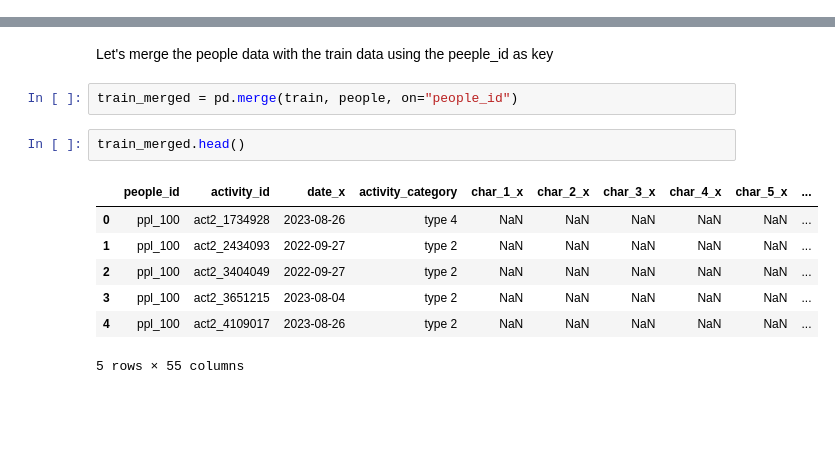
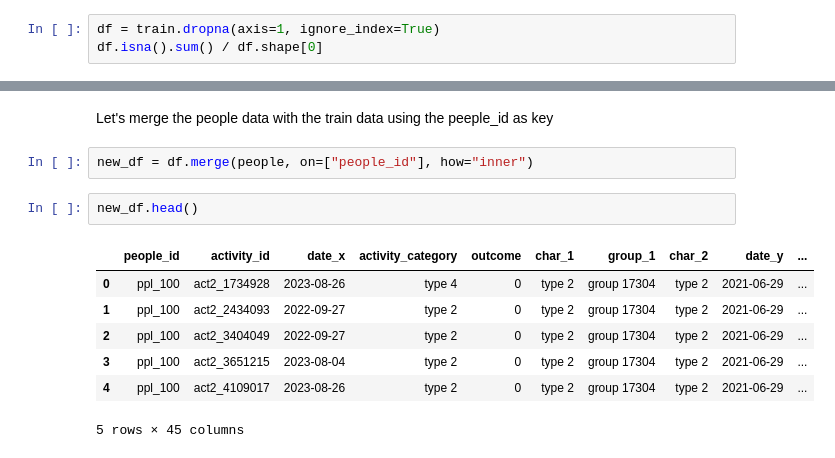
Before and after one commit to juliusmarkwei/Red-Hat-Business-Value, a Jupyter notebook: notebook/index.ipynb, the cells around one changed output, grey strips where cells are left out. Drawn from its saved outputs; the diff is of its cells as text; blank space fills up the shorter version.

Commit message:
mreged train with people df

```diff
--- a/notebook/index.ipynb
+++ b/notebook/index.ipynb
@@ -101,0 +102,3 @@ Let's explore the people dataframe and see what we've got there too.</p>
+# %%
+df = train.dropna(axis=1, ignore_index=True)
+df.isna().sum() / df.shape[0]
@@ -188,14 +200,14 @@ dtype: int64
 # %% [markdown]
 <p>Let's merge the people data with the train data using the peeple_id as key</p?
 # %%
-train_merged = pd.merge(train, people, on="people_id")
+new_df = df.merge(people, on=["people_id"], how="inner")
 # %%
-train_merged.head()
+new_df.head()
 # %% [output]
-|  | people_id | activity_id | date_x | activity_category | char_1_x | char_2_x | char_3_x | char_4_x | char_5_x | ... |
-| 0 | ppl_100 | act2_1734928 | 2023-08-26 | type 4 | NaN | NaN | NaN | NaN | NaN | ... |
-| 1 | ppl_100 | act2_2434093 | 2022-09-27 | type 2 | NaN | NaN | NaN | NaN | NaN | ... |
-| 2 | ppl_100 | act2_3404049 | 2022-09-27 | type 2 | NaN | NaN | NaN | NaN | NaN | ... |
-| 3 | ppl_100 | act2_3651215 | 2023-08-04 | type 2 | NaN | NaN | NaN | NaN | NaN | ... |
-| 4 | ppl_100 | act2_4109017 | 2023-08-26 | type 2 | NaN | NaN | NaN | NaN | NaN | ... |
+|  | people_id | activity_id | date_x | activity_category | outcome | char_1 | group_1 | char_2 | date_y | ... |
+| 0 | ppl_100 | act2_1734928 | 2023-08-26 | type 4 | 0 | type 2 | group 17304 | type 2 | 2021-06-29 | ... |
+| 1 | ppl_100 | act2_2434093 | 2022-09-27 | type 2 | 0 | type 2 | group 17304 | type 2 | 2021-06-29 | ... |
+| 2 | ppl_100 | act2_3404049 | 2022-09-27 | type 2 | 0 | type 2 | group 17304 | type 2 | 2021-06-29 | ... |
+| 3 | ppl_100 | act2_3651215 | 2023-08-04 | type 2 | 0 | type 2 | group 17304 | type 2 | 2021-06-29 | ... |
+| 4 | ppl_100 | act2_4109017 | 2023-08-26 | type 2 | 0 | type 2 | group 17304 | type 2 | 2021-06-29 | ... |
-5 rows × 55 columns
+5 rows × 45 columns
```
Also changed, not shown: parts of 11 cells of this notebook.
